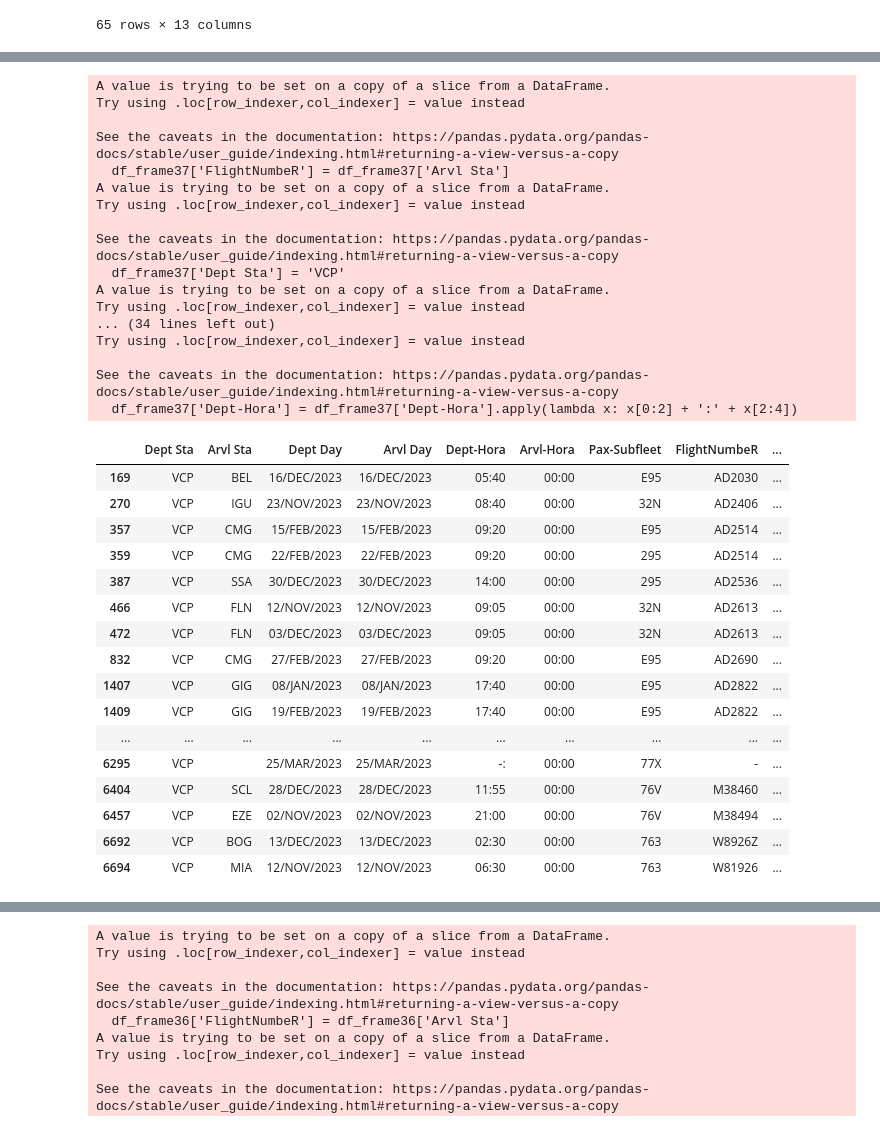
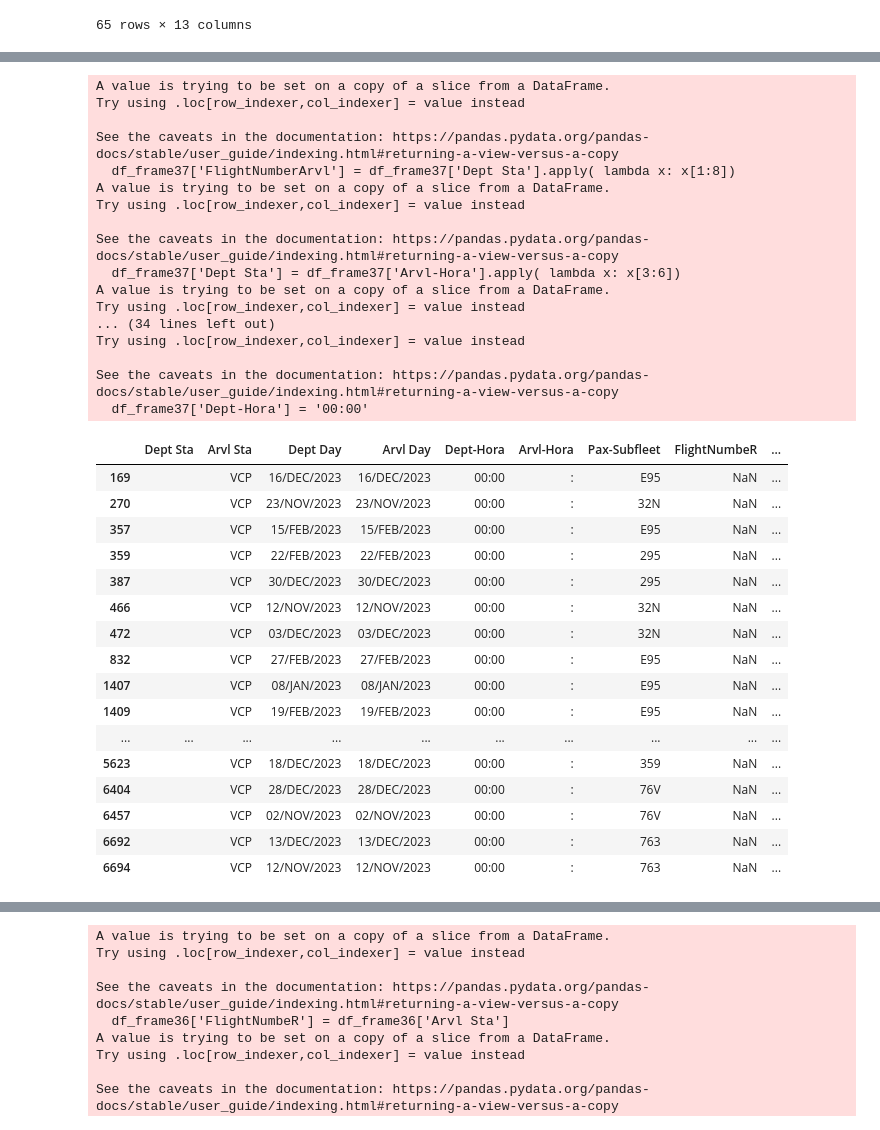
Before and after one commit to yuuhekurenai/ConvertSIR, a Jupyter notebook: transformacao.ipynb, the cells around one changed output, grey strips where cells are left out. Drawn from its saved outputs; the diff is of its cells as text; code cells hidden in the pictures.

```diff
--- a/transformacao.ipynb
+++ b/transformacao.ipynb
@@ -198,51 +238,50 @@ See the caveats in the documentation: https://pandas.pydata.org/pandas-docs/stab
 # %%
-df_frame37 = df_orig.query('KeyX == 1  & Key == 37 & Kdept == 10')
-df_frame37 = df_orig.query('KeyX == 1  & Key == 37')
-df_frame37['FlightNumbeR'] = df_frame37['Arvl Sta']
-df_frame37['Dept Sta'] = 'VCP'
-df_frame37['Arvl Sta'] = df_frame37['Dept-Hora'].apply( lambda x: x[4:7])
+df_frame37 = df_orig.query('KeyX == 1  & Key == 37  & Kdept == 10')
+df_frame37['FlightNumberArvl'] = df_frame37['Dept Sta'].apply( lambda x: x[1:8])
+df_frame37['Dept Sta'] = df_frame37['Arvl-Hora'].apply( lambda x: x[3:6])
+df_frame37['Arvl Sta'] = 'VCP'
 df_frame37['Arvl Day'] = df_frame37['Dept Day'].apply(lambda x: x[0:2] + '/' + x[2:5] + '/' + '2023')
 df_frame37['Dept Day'] = df_frame37['Dept Day'].apply(lambda x: x[0:2] + '/' + x[2:5] + '/' + '2023')
 df_frame37['Trilho'] = ''
 df_frame37['Pax'] = df_frame37['Pax-Subfleet'].apply( lambda x: x[0:3])
 df_frame37['Pax-Subfleet'] = df_frame37['Pax-Subfleet'].apply(lambda x: x[3:6])
-df_frame37['Arvl-Hora'] = '00:00'
-df_frame37['Dept-Hora'] = df_frame37['Dept-Hora'].apply(lambda x: x[0:2] + ':' + x[2:4])
+df_frame37['Arvl-Hora'] = df_frame37['Arvl-Hora'].apply(lambda x: x[6:8] + ':' + x[8:10])
+df_frame37['Dept-Hora'] = '00:00'
 df_frame37 = df_frame37[['Dept Sta', 'Arvl Sta', 'Dept Day', 'Arvl Day', 'Dept-Hora', 'Arvl-Hora','Pax-Subfleet','FlightNumbeR','FlightNumberArvl', 'Trilho','Svc Type', 'Pax', 'Week-Day']]
-p4 = df_frame37
-p4
+p5 = df_frame37
+p5
 # %% [output]
 A value is trying to be set on a copy of a slice from a DataFrame.
 Try using .loc[row_indexer,col_indexer] = value instead
 
 See the caveats in the documentation: https://pandas.pydata.org/pandas-docs/stable/user_guide/indexing.html#returning-a-view-versus-a-copy
-  df_frame37['FlightNumbeR'] = df_frame37['Arvl Sta']
+  df_frame37['FlightNumberArvl'] = df_frame37['Dept Sta'].apply( lambda x: x[1:8])
 A value is trying to be set on a copy of a slice from a DataFrame.
 Try using .loc[row_indexer,col_indexer] = value instead
 
 See the caveats in the documentation: https://pandas.pydata.org/pandas-docs/stable/user_guide/indexing.html#returning-a-view-versus-a-copy
-  df_frame37['Dept Sta'] = 'VCP'
+  df_frame37['Dept Sta'] = df_frame37['Arvl-Hora'].apply( lambda x: x[3:6])
 A value is trying to be set on a copy of a slice from a DataFrame.
 Try using .loc[row_indexer,col_indexer] = value instead
 ... (34 lines left out)
 Try using .loc[row_indexer,col_indexer] = value instead
 
 See the caveats in the documentation: https://pandas.pydata.org/pandas-docs/stable/user_guide/indexing.html#returning-a-view-versus-a-copy
-  df_frame37['Dept-Hora'] = df_frame37['Dept-Hora'].apply(lambda x: x[0:2] + ':' + x[2:4])
+  df_frame37['Dept-Hora'] = '00:00'
 |  | Dept Sta | Arvl Sta | Dept Day | Arvl Day | Dept-Hora | Arvl-Hora | Pax-Subfleet | FlightNumbeR | ... |
-| 169 | VCP | BEL | 16/DEC/2023 | 16/DEC/2023 | 05:40 | 00:00 | E95 | AD2030 | ... |
-| 270 | VCP | IGU | 23/NOV/2023 | 23/NOV/2023 | 08:40 | 00:00 | 32N | AD2406 | ... |
-| 357 | VCP | CMG | 15/FEB/2023 | 15/FEB/2023 | 09:20 | 00:00 | E95 | AD2514 | ... |
-| 359 | VCP | CMG | 22/FEB/2023 | 22/FEB/2023 | 09:20 | 00:00 | 295 | AD2514 | ... |
-| 387 | VCP | SSA | 30/DEC/2023 | 30/DEC/2023 | 14:00 | 00:00 | 295 | AD2536 | ... |
-| 466 | VCP | FLN | 12/NOV/2023 | 12/NOV/2023 | 09:05 | 00:00 | 32N | AD2613 | ... |
-| 472 | VCP | FLN | 03/DEC/2023 | 03/DEC/2023 | 09:05 | 00:00 | 32N | AD2613 | ... |
-| 832 | VCP | CMG | 27/FEB/2023 | 27/FEB/2023 | 09:20 | 00:00 | E95 | AD2690 | ... |
-| 1407 | VCP | GIG | 08/JAN/2023 | 08/JAN/2023 | 17:40 | 00:00 | E95 | AD2822 | ... |
-| 1409 | VCP | GIG | 19/FEB/2023 | 19/FEB/2023 | 17:40 | 00:00 | E95 | AD2822 | ... |
+| 169 |  | VCP | 16/DEC/2023 | 16/DEC/2023 | 00:00 | : | E95 | NaN | ... |
+| 270 |  | VCP | 23/NOV/2023 | 23/NOV/2023 | 00:00 | : | 32N | NaN | ... |
+| 357 |  | VCP | 15/FEB/2023 | 15/FEB/2023 | 00:00 | : | E95 | NaN | ... |
+| 359 |  | VCP | 22/FEB/2023 | 22/FEB/2023 | 00:00 | : | 295 | NaN | ... |
+| 387 |  | VCP | 30/DEC/2023 | 30/DEC/2023 | 00:00 | : | 295 | NaN | ... |
+| 466 |  | VCP | 12/NOV/2023 | 12/NOV/2023 | 00:00 | : | 32N | NaN | ... |
+| 472 |  | VCP | 03/DEC/2023 | 03/DEC/2023 | 00:00 | : | 32N | NaN | ... |
+| 832 |  | VCP | 27/FEB/2023 | 27/FEB/2023 | 00:00 | : | E95 | NaN | ... |
+| 1407 |  | VCP | 08/JAN/2023 | 08/JAN/2023 | 00:00 | : | E95 | NaN | ... |
+| 1409 |  | VCP | 19/FEB/2023 | 19/FEB/2023 | 00:00 | : | E95 | NaN | ... |
 | ... | ... | ... | ... | ... | ... | ... | ... | ... | ... |
-| 6295 | VCP |  | 25/MAR/2023 | 25/MAR/2023 | -: | 00:00 | 77X | - | ... |
-| 6404 | VCP | SCL | 28/DEC/2023 | 28/DEC/2023 | 11:55 | 00:00 | 76V | M38460 | ... |
-| 6457 | VCP | EZE | 02/NOV/2023 | 02/NOV/2023 | 21:00 | 00:00 | 76V | M38494 | ... |
-| 6692 | VCP | BOG | 13/DEC/2023 | 13/DEC/2023 | 02:30 | 00:00 | 763 | W8926Z | ... |
-| 6694 | VCP | MIA | 12/NOV/2023 | 12/NOV/2023 | 06:30 | 00:00 | 763 | W81926 | ... |
+| 5623 |  | VCP | 18/DEC/2023 | 18/DEC/2023 | 00:00 | : | 359 | NaN | ... |
+| 6404 |  | VCP | 28/DEC/2023 | 28/DEC/2023 | 00:00 | : | 76V | NaN | ... |
+| 6457 |  | VCP | 02/NOV/2023 | 02/NOV/2023 | 00:00 | : | 76V | NaN | ... |
+| 6692 |  | VCP | 13/DEC/2023 | 13/DEC/2023 | 00:00 | : | 763 | NaN | ... |
+| 6694 |  | VCP | 12/NOV/2023 | 12/NOV/2023 | 00:00 | : | 763 | NaN | ... |
```
Also changed, not shown: parts of 7 cells of this notebook.
